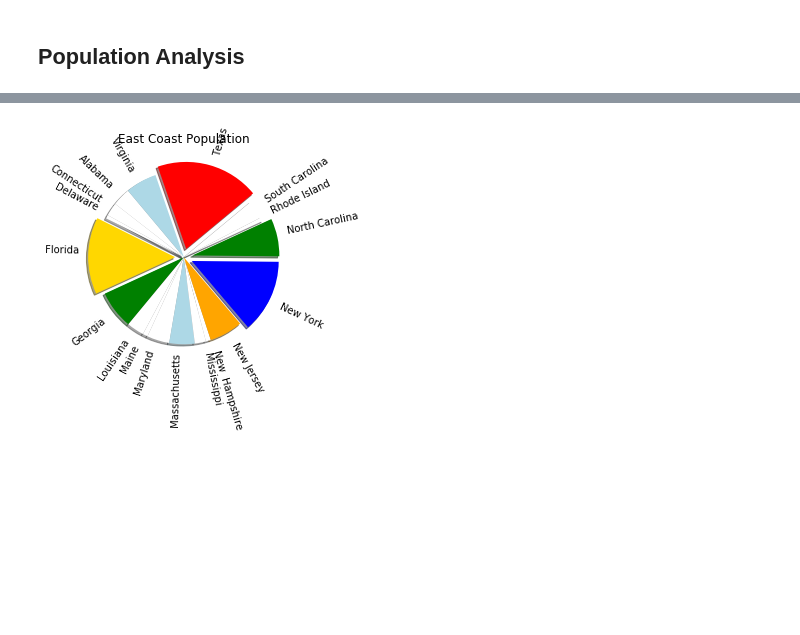
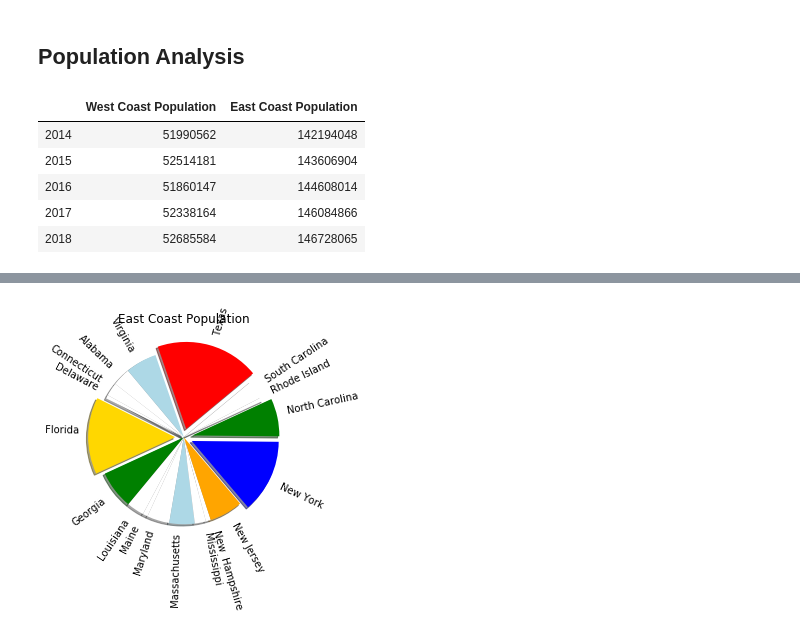
Before and after one commit to saeedakc/Toxic_Situation, a Jupyter notebook: Toxic_Situation_Analysis.ipynb, the cells around one changed output, grey strips where cells are left out. Drawn from its saved outputs; the diff is of its cells as text; code cells hidden in the pictures; blank space fills up the shorter version.

Commit message:
Population destination data fixed

```diff
--- a/Toxic_Situation_Analysis.ipynb
+++ b/Toxic_Situation_Analysis.ipynb
@@ -13,14 +13,18 @@ import json
 ## Population Analysis
 # %%
 # Read in data files for population data
-total_pop = "Resources/population.csv"
-west_pop = "Resources/westcoastpop.csv"
-east_pop = "Resources/eastcoastpop.csv"
+total_pop = "output_data/total_pop.csv"
+total_pop = pd.read_csv(total_pop, thousands=',')
 
-total_pop = pd.read_csv(total_pop)
-west_pop = pd.read_csv(west_pop)
-east_pop = pd.read_csv(east_pop)
-
+#Clean up total population data
 total_pop.index=['2014','2015','2016','2017','2018']
 new_pop=total_pop.drop(['Unnamed: 0'],axis=1)
+new_pop
+# %% [output]
+|  | West Coast Population | East Coast Population |
+| 2014 | 51990562 | 142194048 |
+| 2015 | 52514181 | 143606904 |
+| 2016 | 51860147 | 144608014 |
+| 2017 | 52338164 | 146084866 |
+| 2018 | 52685584 | 146728065 |
 # %%
```
Also changed, not shown: parts of 2 cells of this notebook, 18 other files.
